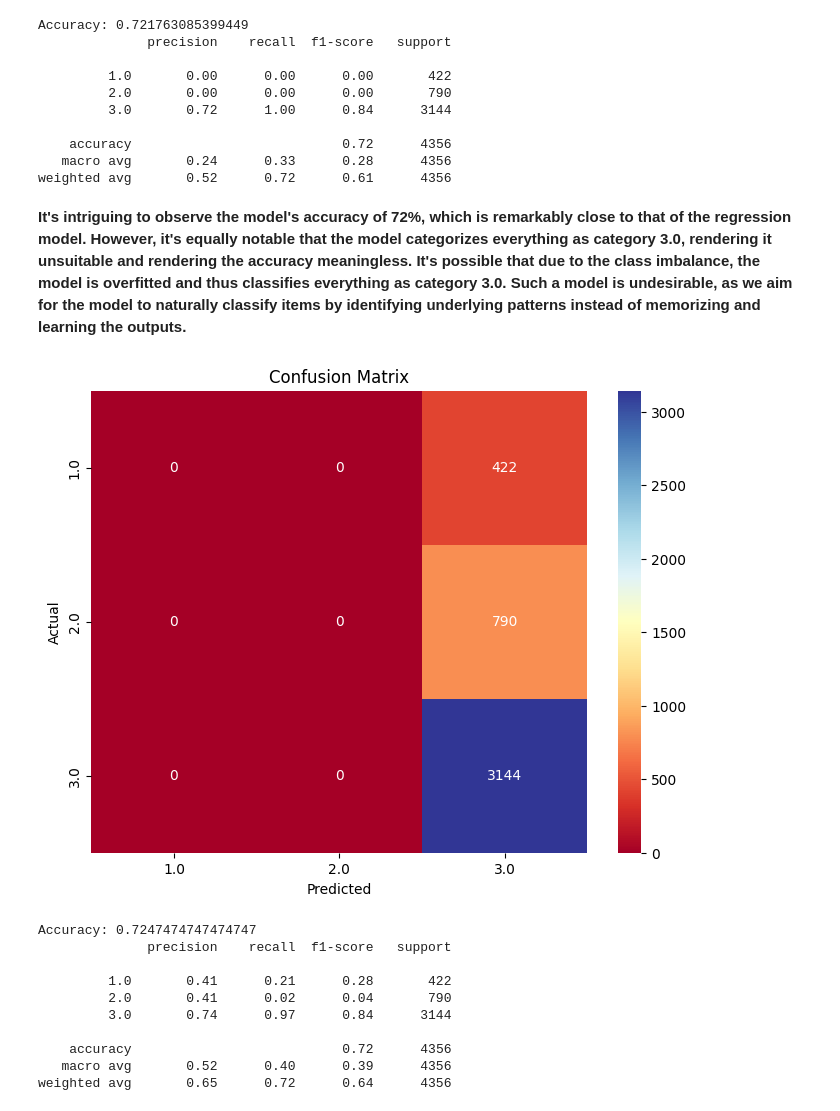
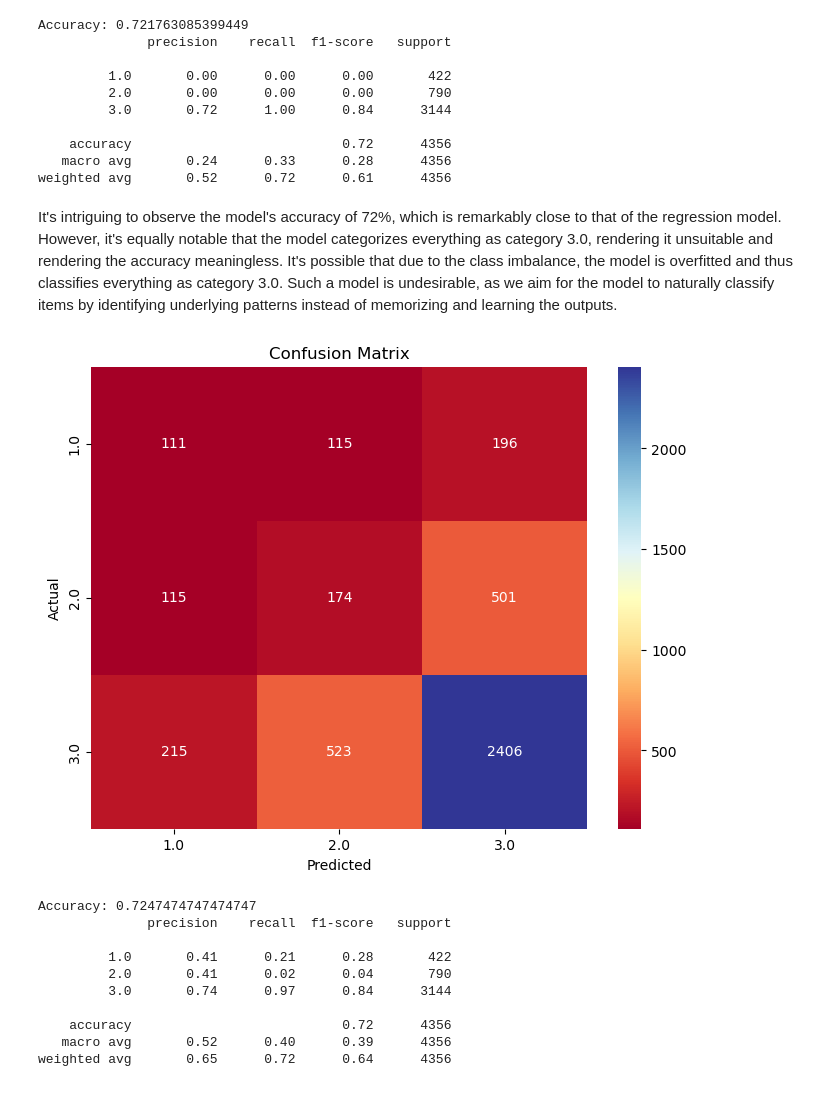
Before and after one commit to ShreenidhiAyinala/Planetterp-Course-Review-Data-Exploration-NLP-Methods, a Jupyter notebook: CMSC320_Final_Project_Checkpoint3(Everything Done from Vasu Side).ipynb, the cells around one changed output. Saved outputs shown, nothing was run; the diff lists cells and outputs as text; code cells hidden in the pictures.

```diff
--- a/CMSC320_Final_Project_Checkpoint3(Everything Done from Vasu Side).ipynb
+++ b/CMSC320_Final_Project_Checkpoint3(Everything Done from Vasu Side).ipynb
@@ -1108,17 +1161,16 @@ Accuracy: 0.721763085399449
    macro avg       0.24      0.33      0.28      4356
 weighted avg       0.52      0.72      0.61      4356
 # %% [markdown]
-**It's intriguing to observe the model's accuracy of 72%, which is remarkably close to that of the regression model. However, it's equally notable that the model categorizes everything as category 3.0, rendering it unsuitable and rendering the accuracy meaningless. It's possible that due to the class imbalance, the model is overfitted and thus classifies everything as category 3.0. Such a model is undesirable, as we aim for the model to naturally classify items by identifying underlying patterns instead of memorizing and learning the outputs.**
+It's intriguing to observe the model's accuracy of 72%, which is remarkably close to that of the regression model. However, it's equally notable that the model categorizes everything as category 3.0, rendering it unsuitable and rendering the accuracy meaningless. It's possible that due to the class imbalance, the model is overfitted and thus classifies everything as category 3.0. Such a model is undesirable, as we aim for the model to naturally classify items by identifying underlying patterns instead of memorizing and learning the outputs.
 # %%
-
 cm = confusion_matrix(y_test, y_pred)
 
 plt.figure(figsize=(8, 6))
-sns.heatmap(cm, annot=True, fmt='d', cmap='RdYlBu', xticklabels=model.classes_, yticklabels=model.classes_)
+sns.heatmap(cm, annot=True, fmt='d', cmap='RdYlBu', xticklabels=svm_model.classes_, yticklabels=svm_model.classes_)
 plt.title('Confusion Matrix')
 plt.xlabel('Predicted')
 plt.ylabel('Actual')
 plt.show()
 # %% [output]
-[figure, old version]
+[figure, new version]
 # %%
```
Also changed, not shown: parts of 51 cells of this notebook.
